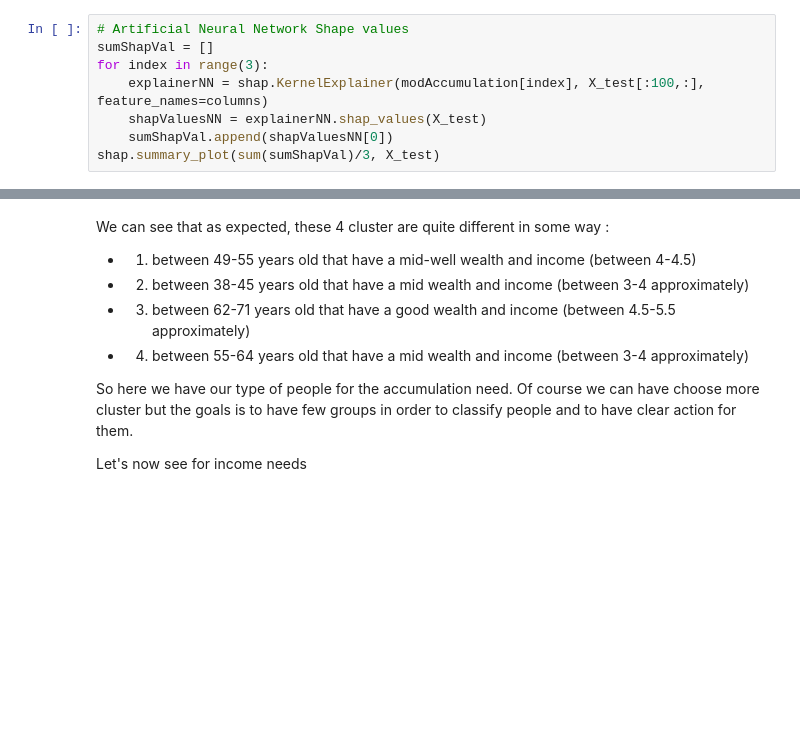
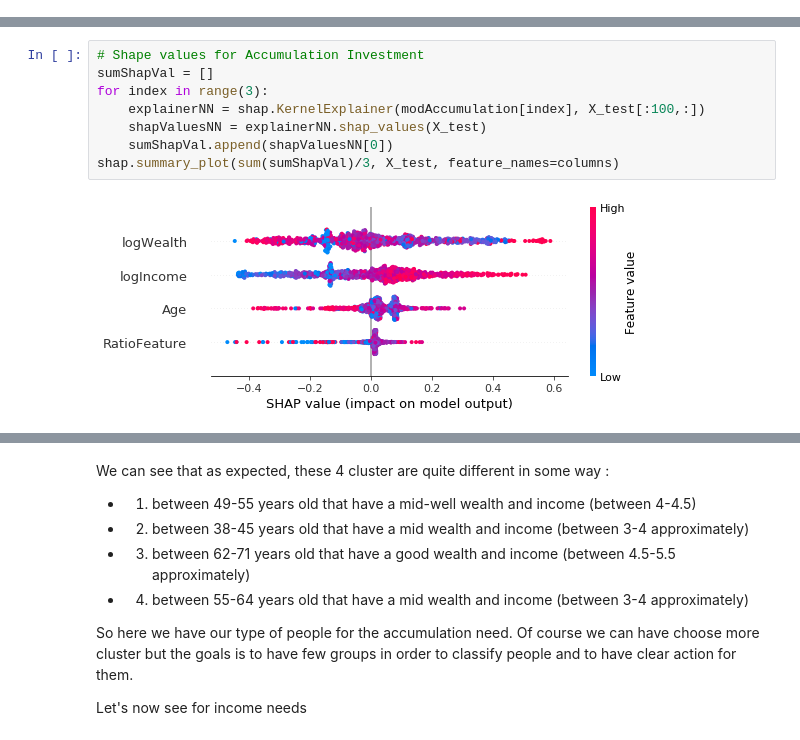
Before and after one commit to Emmalito/ML_BC2, a Jupyter notebook: notebook/4_Interpretability.ipynb, the cells around one changed output, grey strips where cells are left out. Saved outputs shown, nothing was run; the diff lists cells and outputs as text; blank space fills up the shorter version.

```diff
--- a/notebook/4_Interpretability.ipynb
+++ b/notebook/4_Interpretability.ipynb
@@ -155,8 +0,0 @@ To conclude, as expected, client with high wealth are more sensible to income in
-# %%
-# Artificial Neural Network Shape values
-sumShapVal = []
-for index in range(3):
-    explainerNN = shap.KernelExplainer(modAccumulation[index], X_test[:100,:], feature_names=columns)
-    shapValuesNN = explainerNN.shap_values(X_test)
-    sumShapVal.append(shapValuesNN[0])
-shap.summary_plot(sum(sumShapVal)/3, X_test)
@@ -293,0 +129,10 @@ boxplot_cluster(distrib)
+# %%
+# Shape values for Accumulation Investment
+sumShapVal = []
+for index in range(3):
+    explainerNN = shap.KernelExplainer(modAccumulation[index], X_test[:100,:])
+    shapValuesNN = explainerNN.shap_values(X_test)
+    sumShapVal.append(shapValuesNN[0])
+shap.summary_plot(sum(sumShapVal)/3, X_test, feature_names=columns)
+# %% [output]
+[figure, added]
```
Also changed, not shown: parts of 56 cells of this notebook, 1 other file.
